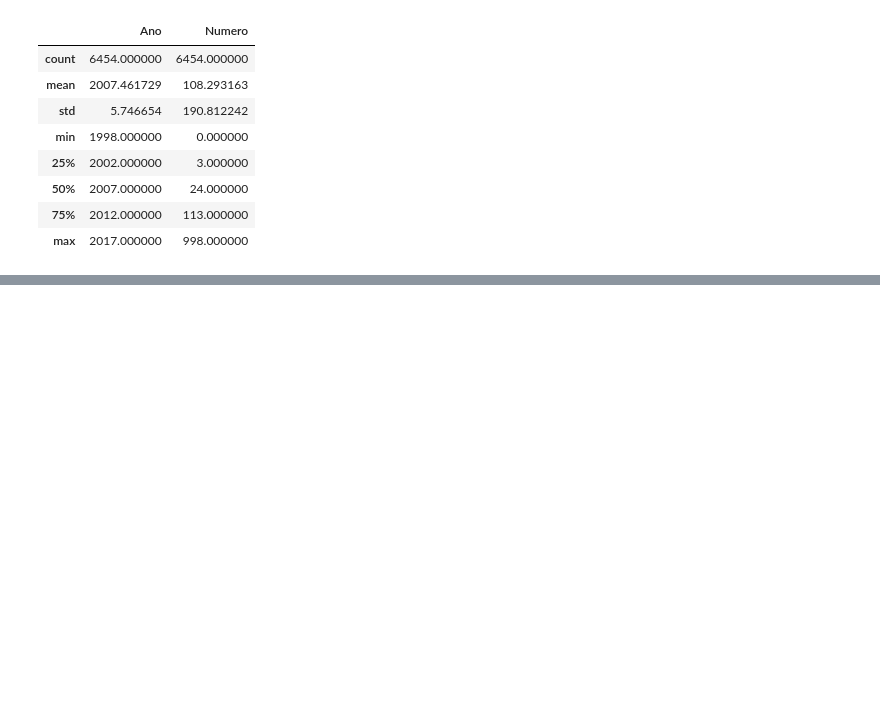
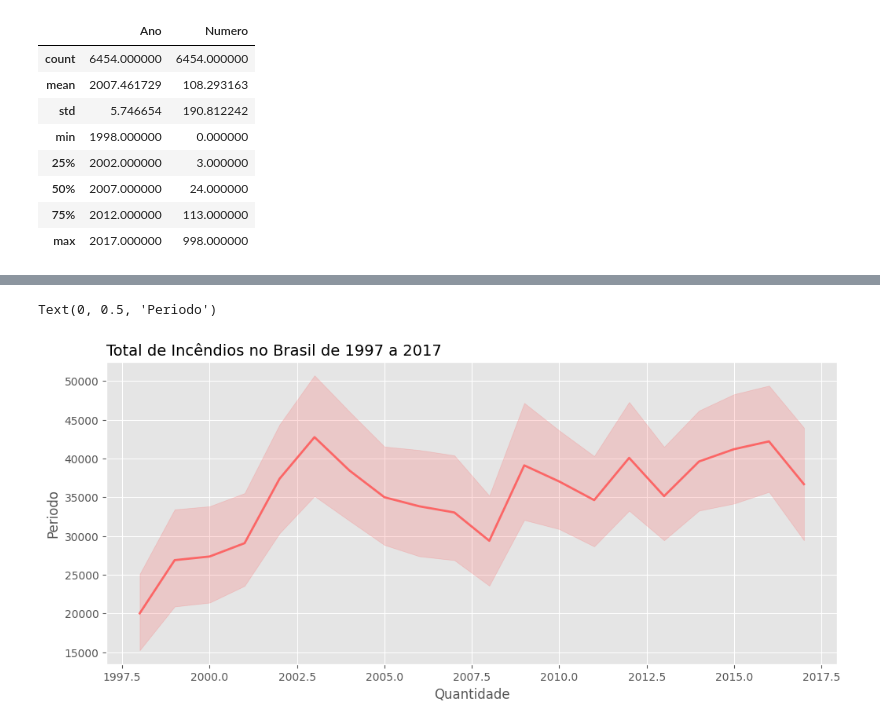
Before and after one commit to caikedomingues/curso-de-analise-de-dados-com-python, a Jupyter notebook: IncendioFlorestal.ipynb, the cells around one changed output, grey strips where cells are left out. Saved outputs shown, nothing was run; the diff lists cells and outputs as text; code cells hidden in the pictures; blank space fills up the shorter version.

Commit message:
segunda parte da análise de incêndios florestais

```diff
--- a/IncendioFlorestal.ipynb
+++ b/IncendioFlorestal.ipynb
@@ -108,0 +176,16 @@ base_dados.describe()
+# %%
+# Vamos tentar identificar quantas queimadas tivemos ao longo dos anos
+
+# Vamos agrupar os dados por ano e usar o método sum, para somar o total
+# de queimadas em cada ano.
+
+# Por algum motivo, o agrupamento não estava funcionando muito bem
+# já que o sum também estava contando os objects. Então resolvi
+# filtrar os tipos que serão selecionados no agrupamento.
+
+# O metodo select_dtypes ira filtrar os tipos de dados que você quer
+# utilizar
+colunas_numericas = base_dados.select_dtypes(include=[int, float])
+
+# Agrupamento dos dados por ano. O método reset_index()é usado após o agrupamento para restaurar o índice para o formato padrão (sequencial numérico), já que após o agrupamento, o Anose torna o índice do DataFrame. Ele também move o índice de volta para uma coluna regular, caso necessário."
+colunas_numericas.groupby(by=['Ano']).sum().reset_index()
@@ -108,0 +210,30 @@ base_dados.describe()
+# %%
+# Agora vamos analisar esse agrupamento usando um grafico de linhas da biblioteca seaborn
+
+# grafico
+
+# Tamanho da imagem do gráfico
+plt.figure(figsize=(12,5))
+
+# titulo do gráfico alinhado a esquerda com tamnho 14
+plt.title('Total de Incêndios no Brasil de 1997 a 2017', loc='left', fontsize=14)
+
+# Lineplot: Metodo da classe seaborn que plota gráficos de linhas
+# data: base de dados análisada
+# x: valor do eixo x do gráfico (no nosso caso será a coluna 'Numero')
+# y: valor do eixo y do gráfico (no nosso caso será a coluna 'Ano)
+# color: cor da linha do grafico
+# lw: largura da linha do gráfico
+# alpha: define a transparência da linha
+# estimator: Serve para agregar dados
+
+sns.lineplot(data=colunas_numericas, x='Ano', y='Numero', estimator='sum', lw=2, color = '#ff5555', alpha = 0.85)
+
+# rótulo do eixo x
+plt.xlabel('Quantidade')
+
+# Rótulo do eixo y
+plt.ylabel('Periodo')
+# %% [output]
+Text(0, 0.5, 'Periodo')
+[figure, added]
```
Also changed, not shown: parts of 6 cells of this notebook.
